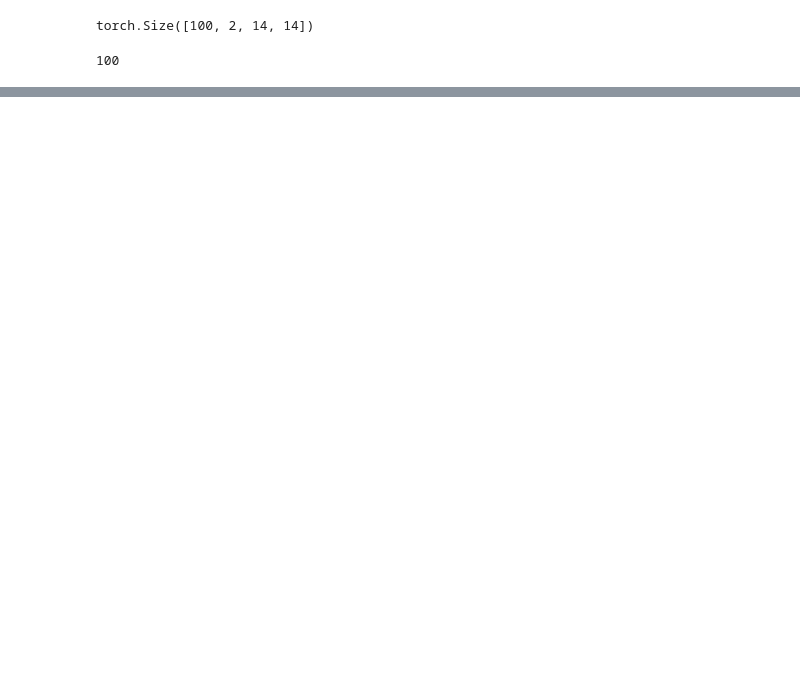
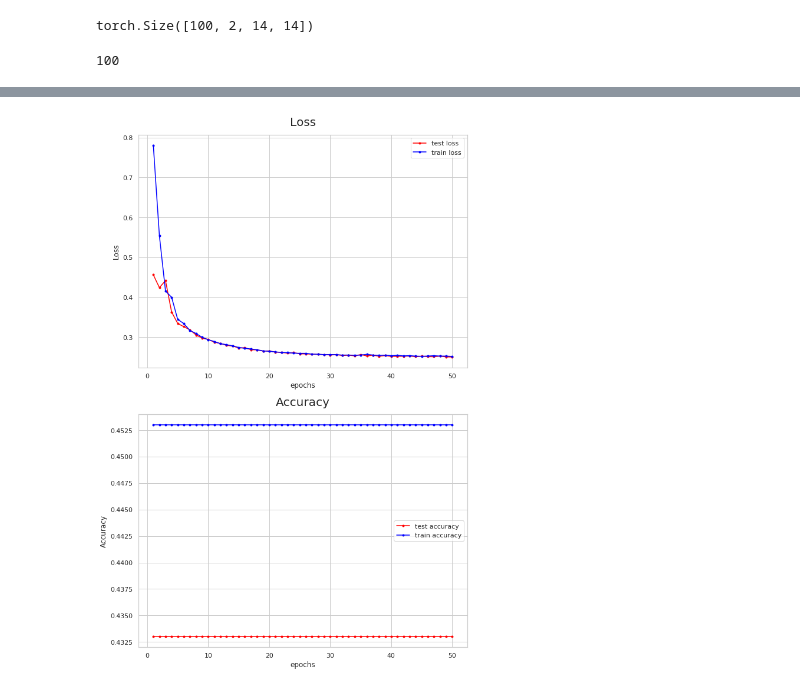
Before and after one commit to INFOPAUL/DeepLearning_Proj1, a Jupyter notebook: notebooks/code.ipynb, the cells around one changed output, grey strips where cells are left out. Cells and saved outputs as stored; diff of their text form; code cells hidden in the pictures; blank space fills up the shorter version.

```diff
--- a/notebooks/code.ipynb
+++ b/notebooks/code.ipynb
@@ -60,0 +66,18 @@ history.plot()
+# %%
+%load_ext tensorboard
+%tensorboard --logdir ./logs
+
+config_linear = dict(
+    logs_dir=f'./logs/no_ws/{datetime.now().strftime("%Y%m%d_%H%M%S")}',
+    dataset=LinearDataset,
+    criterion=nn.MSELoss(),
+    optimizer=torch.optim.Adam,
+    learning_rate=0.001,
+    batch_size=128,
+    num_epochs=50,  # 250
+    model=Linear(), #'simple_conv',
+    augmentation=False,
+    verbose=1
+)
+
+model, history = train_model_no_WS.train(config_linear)
@@ -60,0 +104,4 @@ history.plot()
+# %%
+history.plot()
+# %% [output]
+[figure, added]
```
Also changed, not shown: parts of 5 cells of this notebook, 7 other files.
